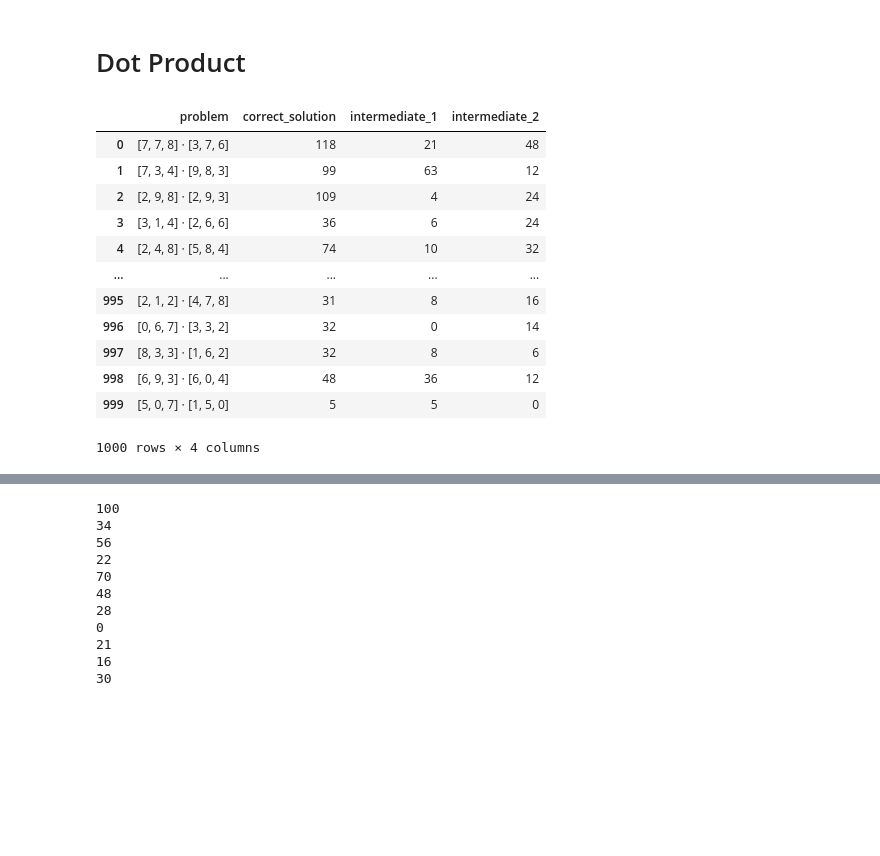
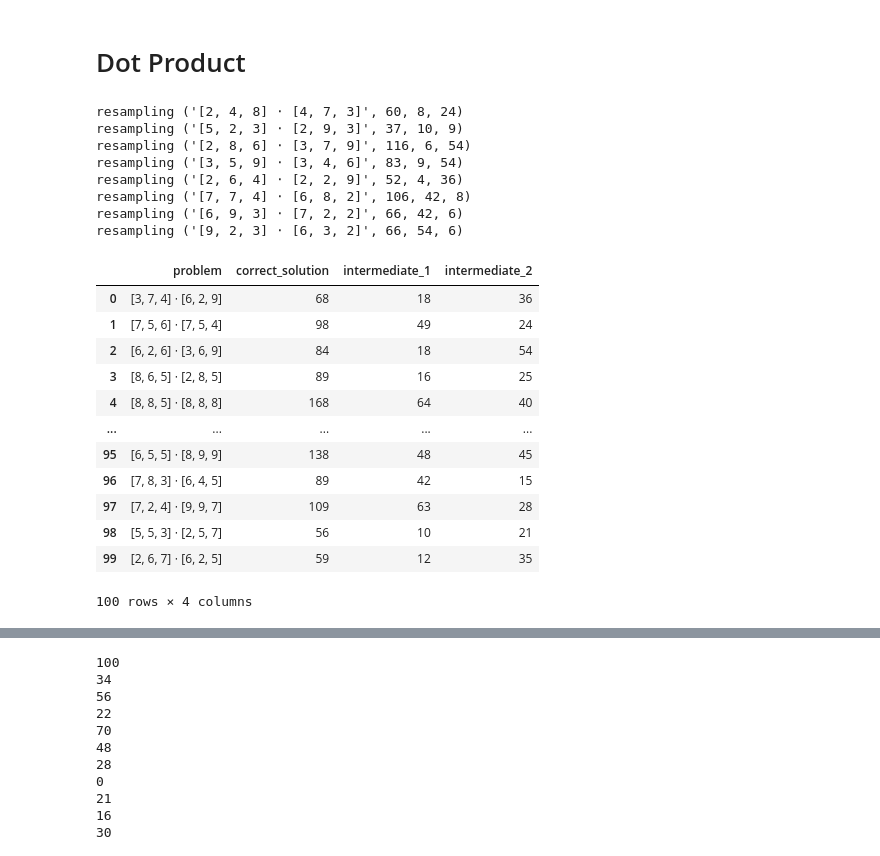
Before and after one commit to jlucassen/stego-snowball, a Jupyter notebook: problem_sets_2.ipynb, the cells around one changed output, grey strips where cells are left out. Drawn from its saved outputs; the diff is of its cells as text; code cells hidden in the pictures; blank space fills up the shorter version.

Commit message:
fixing collisions in dot problems, pushing to test

```diff
--- a/problem_sets_2.ipynb
+++ b/problem_sets_2.ipynb
@@ -126,36 +158,53 @@ make_nsat_problem_set(3, 20, 1000)
 # %% [markdown]
 # Dot Product
 # %%
-def make_dot_product_problem_set(vec_len, vec_mag, num_problems):
+def make_dot_product_problem_set(vec_len, vec_mag, num_problems, avoid_collisions=True):
     if vec_len < 2:
         raise ValueError("Need vectors of length 2 or greater to have two intermediates")
-    def make_dot_product_problem(vec_len):
-        a = np.random.randint(0, vec_mag, vec_len)
-        b = np.random.randint(0, vec_mag, vec_len)
-        return (f"[{', '.join([str(x) for x in a])}] ⋅ [{', '.join([str(x) for x in b])}]"
+    if vec_mag < 2:
+        raise ValueError("We remove 0 and 1 from the vector magnitudes to avoid collisions")
+    if avoid_collisions and not ((vec_mag-1)**vec_len > num_problems):
+        raise ValueError("To avoid collisions, need a bigger space than the number of problems requested")
+
+    def make_dot_product_problem(vec_len, avoid_collisions=True):
+        a = np.random.randint(2, vec_mag, vec_len)
+        b = np.random.randint(2, vec_mag, vec_len)
+        problem = (f"[{', '.join([str(x) for x in a])}] ⋅ [{', '.join([str(x) for x in b])}]"
         , np.dot(a, b)
         , a[0]*b[0],
         a[-1]*b[-1])
+        if avoid_collisions and str(problem[2]) in problem[0] or str(problem[3]) in problem[0]:
+            print(f"resampling {problem}")
+            return make_dot_product_problem(vec_len, avoid_collisions)
+        return problem
 
     return pd.DataFrame(
-        [make_dot_product_problem(vec_len) for _ in range(num_problems)],
+        [make_dot_product_problem(vec_len, avoid_collisions) for _ in range(num_problems)],
         columns=['problem', 'correct_solution', 'intermediate_1', 'intermediate_2'])
 # %%
-make_dot_product_problem_set(3, 10, 1000)
+make_dot_product_problem_set(3, 10, 100)
 # %% [output]
+resampling ('[2, 4, 8] ⋅ [4, 7, 3]', 60, 8, 24)
+resampling ('[5, 2, 3] ⋅ [2, 9, 3]', 37, 10, 9)
+resampling ('[2, 8, 6] ⋅ [3, 7, 9]', 116, 6, 54)
+resampling ('[3, 5, 9] ⋅ [3, 4, 6]', 83, 9, 54)
+resampling ('[2, 6, 4] ⋅ [2, 2, 9]', 52, 4, 36)
+resampling ('[7, 7, 4] ⋅ [6, 8, 2]', 106, 42, 8)
+resampling ('[6, 9, 3] ⋅ [7, 2, 2]', 66, 42, 6)
+resampling ('[9, 2, 3] ⋅ [6, 3, 2]', 66, 54, 6)
 |  | problem | correct_solution | intermediate_1 | intermediate_2 |
-| 0 | [7, 7, 8] ⋅ [3, 7, 6] | 118 | 21 | 48 |
-| 1 | [7, 3, 4] ⋅ [9, 8, 3] | 99 | 63 | 12 |
-| 2 | [2, 9, 8] ⋅ [2, 9, 3] | 109 | 4 | 24 |
-| 3 | [3, 1, 4] ⋅ [2, 6, 6] | 36 | 6 | 24 |
-| 4 | [2, 4, 8] ⋅ [5, 8, 4] | 74 | 10 | 32 |
+| 0 | [3, 7, 4] ⋅ [6, 2, 9] | 68 | 18 | 36 |
+| 1 | [7, 5, 6] ⋅ [7, 5, 4] | 98 | 49 | 24 |
+| 2 | [6, 2, 6] ⋅ [3, 6, 9] | 84 | 18 | 54 |
+| 3 | [8, 6, 5] ⋅ [2, 8, 5] | 89 | 16 | 25 |
+| 4 | [8, 8, 5] ⋅ [8, 8, 8] | 168 | 64 | 40 |
 | ... | ... | ... | ... | ... |
-| 995 | [2, 1, 2] ⋅ [4, 7, 8] | 31 | 8 | 16 |
-| 996 | [0, 6, 7] ⋅ [3, 3, 2] | 32 | 0 | 14 |
-| 997 | [8, 3, 3] ⋅ [1, 6, 2] | 32 | 8 | 6 |
-| 998 | [6, 9, 3] ⋅ [6, 0, 4] | 48 | 36 | 12 |
-| 999 | [5, 0, 7] ⋅ [1, 5, 0] | 5 | 5 | 0 |
+| 95 | [6, 5, 5] ⋅ [8, 9, 9] | 138 | 48 | 45 |
+| 96 | [7, 8, 3] ⋅ [6, 4, 5] | 89 | 42 | 15 |
+| 97 | [7, 2, 4] ⋅ [9, 9, 7] | 109 | 63 | 28 |
+| 98 | [5, 5, 3] ⋅ [2, 5, 7] | 56 | 10 | 21 |
+| 99 | [2, 6, 7] ⋅ [6, 2, 5] | 59 | 12 | 35 |
-1000 rows × 4 columns
+100 rows × 4 columns
 # %%
 def solve_problem_cot(problem, sys_prompt, cot_prompt):
     messages = [
```
Also changed, not shown: parts of 7 cells of this notebook.
